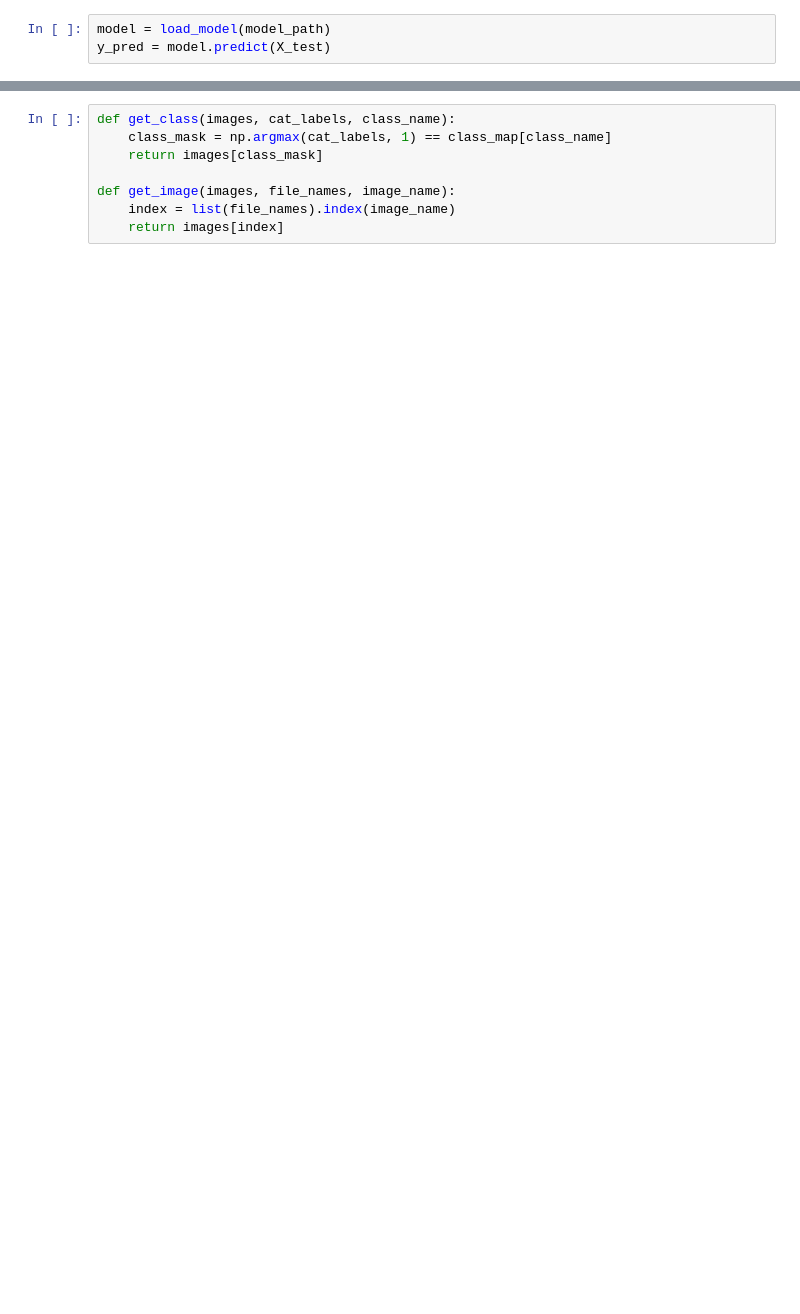
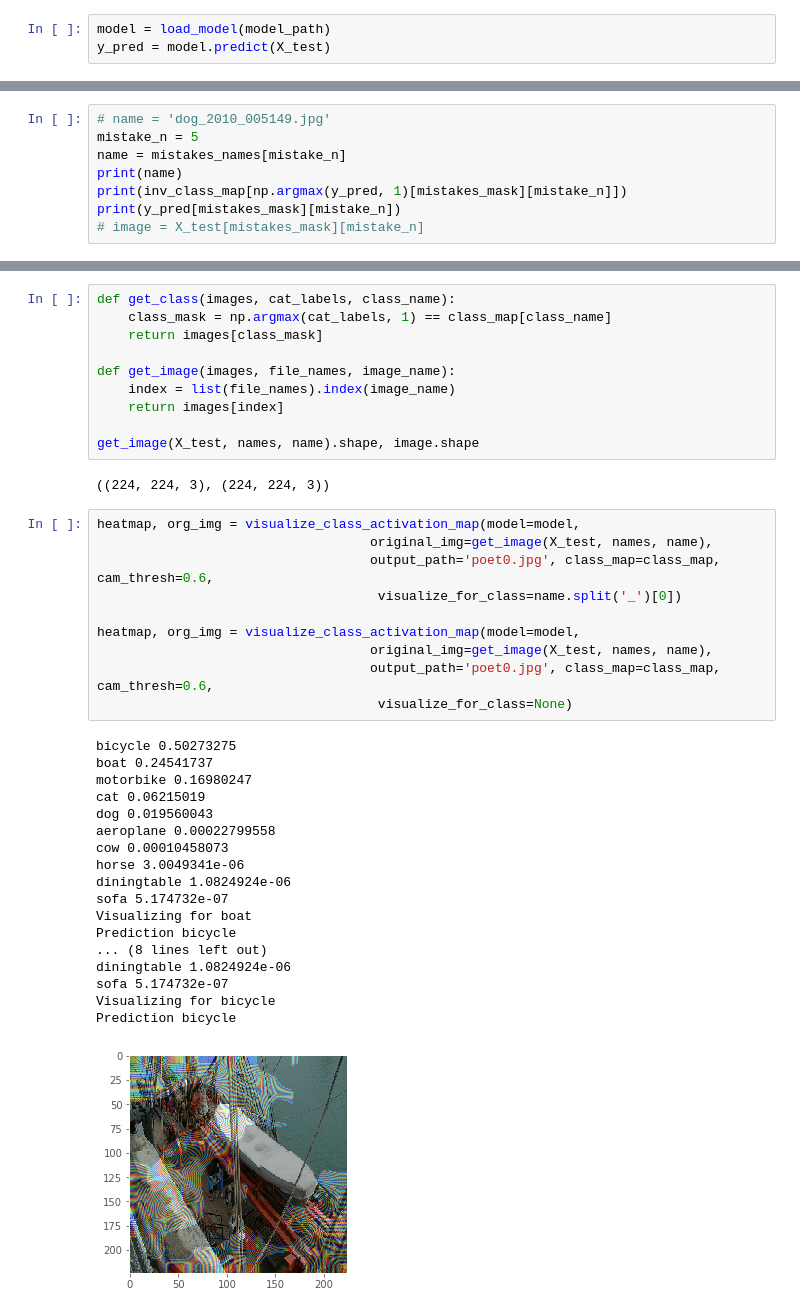
Before and after one commit to m3h0w/visual-attention-cnn-and-eye-tracking, a Jupyter notebook: cam/Global Pooling CNN Vis.ipynb, the cells around one changed output, grey strips where cells are left out. Drawn from its saved outputs; the diff is of its cells as text; blank space fills up the shorter version.

```diff
--- a/cam/Global Pooling CNN Vis.ipynb
+++ b/cam/Global Pooling CNN Vis.ipynb
@@ -268,0 +323,8 @@ name = mistakes_names[0]
+# %%
+# name = 'dog_2010_005149.jpg'
+mistake_n = 5
+name = mistakes_names[mistake_n]
+print(name)
+print(inv_class_map[np.argmax(y_pred, 1)[mistakes_mask][mistake_n]])
+print(y_pred[mistakes_mask][mistake_n])
+# image = X_test[mistakes_mask][mistake_n]
@@ -274,3 +341,36 @@ def get_class(images, cat_labels, class_name):
 def get_image(images, file_names, image_name):
     index = list(file_names).index(image_name)
     return images[index]
+
+get_image(X_test, names, name).shape, image.shape
+# %% [output]
+((224, 224, 3), (224, 224, 3))
+# %%
+heatmap, org_img = visualize_class_activation_map(model=model,
+                                   original_img=get_image(X_test, names, name),
+                                   output_path='poet0.jpg', class_map=class_map, cam_thresh=0.6,
+                                    visualize_for_class=name.split('_')[0])
+
+heatmap, org_img = visualize_class_activation_map(model=model,
+                                   original_img=get_image(X_test, names, name),
+                                   output_path='poet0.jpg', class_map=class_map, cam_thresh=0.6,
+                                    visualize_for_class=None)
+# %% [output]
+bicycle 0.50273275
+boat 0.24541737
+motorbike 0.16980247
+cat 0.06215019
+dog 0.019560043
+aeroplane 0.00022799558
+cow 0.00010458073
+horse 3.0049341e-06
+diningtable 1.0824924e-06
+sofa 5.174732e-07
+Visualizing for boat
+Prediction bicycle
+... (8 lines left out)
+diningtable 1.0824924e-06
+sofa 5.174732e-07
+Visualizing for bicycle
+Prediction bicycle
+[figure, added]
```
Also changed, not shown: parts of 41 cells of this notebook, 6 other files.
